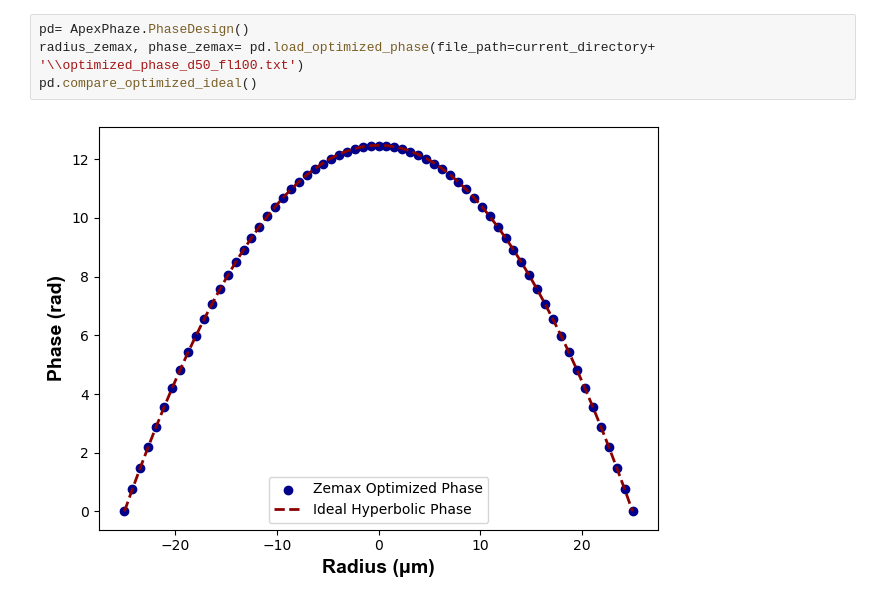
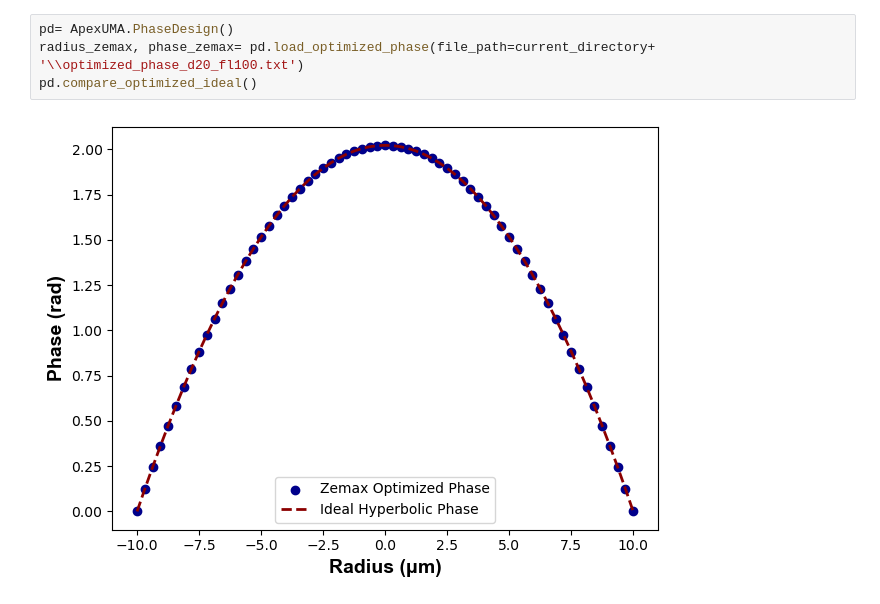
Before and after one commit to debanikd/ApexUMA, a Jupyter notebook: main.ipynb, the cells around one changed output. Drawn from its saved outputs; the diff is of its cells as text.

```diff
--- a/main.ipynb
+++ b/main.ipynb
@@ -13,7 +13,7 @@ Using default configuration file path.
 # %%
-pd= ApexPhaze.PhaseDesign()
-radius_zemax, phase_zemax= pd.load_optimized_phase(file_path=current_directory+ '\\optimized_phase_d50_fl100.txt')
+pd= ApexUMA.PhaseDesign()
+radius_zemax, phase_zemax= pd.load_optimized_phase(file_path=current_directory+ '\\optimized_phase_d20_fl100.txt')
 pd.compare_optimized_ideal()
 # %% [output]
-[figure, old version]
+[figure, new version]
 # %%
```
Also changed, not shown: parts of 5 cells of this notebook, 15 other files.
